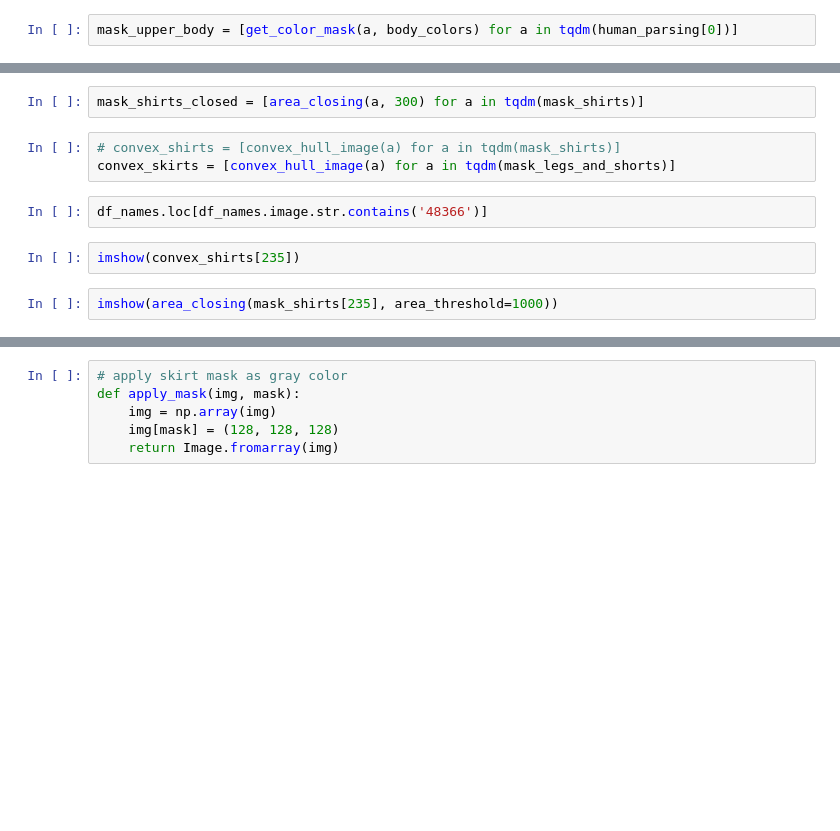
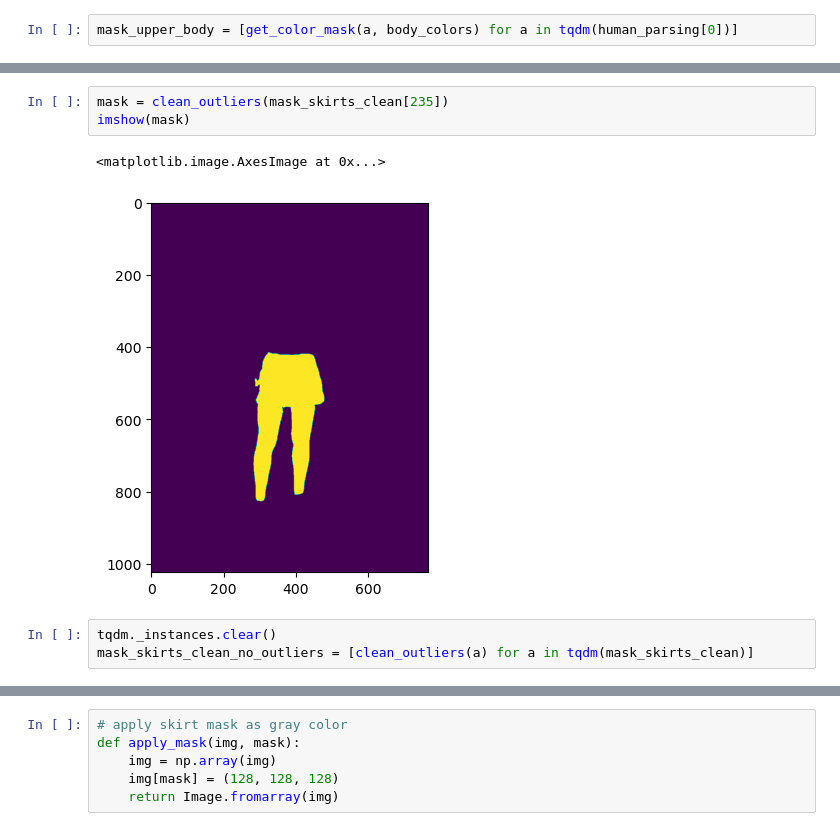
Before and after one commit to mShaldzhiyan/test_task_big, a Jupyter notebook: main.ipynb, the cells around one changed output, grey strips where cells are left out. Drawn from its saved outputs; the diff is of its cells as text; blank space fills up the shorter version.

```diff
--- a/main.ipynb
+++ b/main.ipynb
@@ -100,11 +122,9 @@ mask_shirts = [get_color_mask(a, shirt_colors) for a in tqdm(human_parsing[0])]
+# %%
+mask = clean_outliers(mask_skirts_clean[235])
+imshow(mask)
+# %% [output]
+<matplotlib.image.AxesImage at 0x...>
+[figure, added]
 # %%
-mask_shirts_closed = [area_closing(a, 300) for a in tqdm(mask_shirts)]
+tqdm._instances.clear()
+mask_skirts_clean_no_outliers = [clean_outliers(a) for a in tqdm(mask_skirts_clean)]
-# %%
-# convex_shirts = [convex_hull_image(a) for a in tqdm(mask_shirts)]
-convex_skirts = [convex_hull_image(a) for a in tqdm(mask_legs_and_shorts)]
-# %%
-df_names.loc[df_names.image.str.contains('48366')]
-# %%
-imshow(convex_shirts[235])
-# %%
-imshow(area_closing(mask_shirts[235], area_threshold=1000))
```
Also changed, not shown: parts of 19 cells of this notebook, 1 other file.
